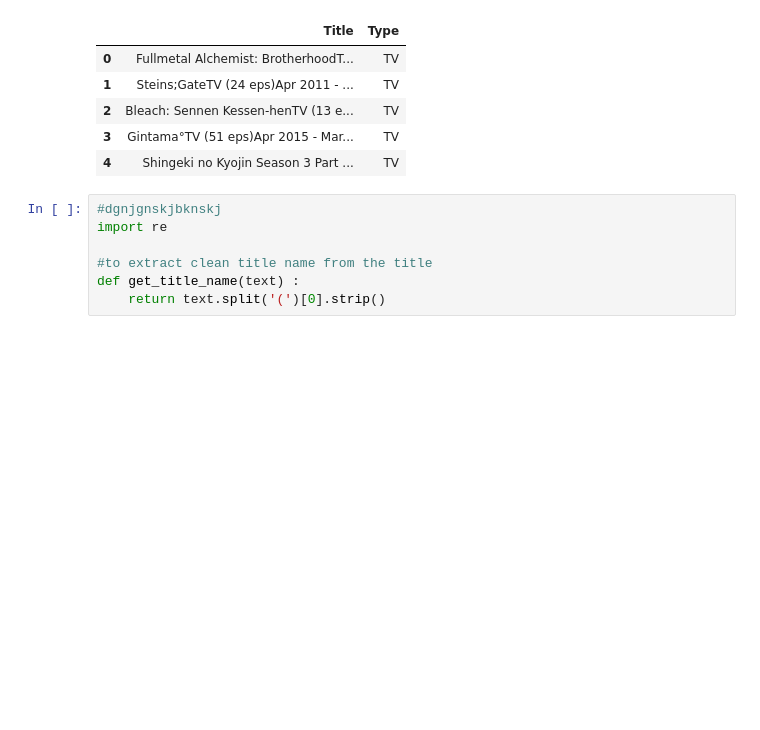
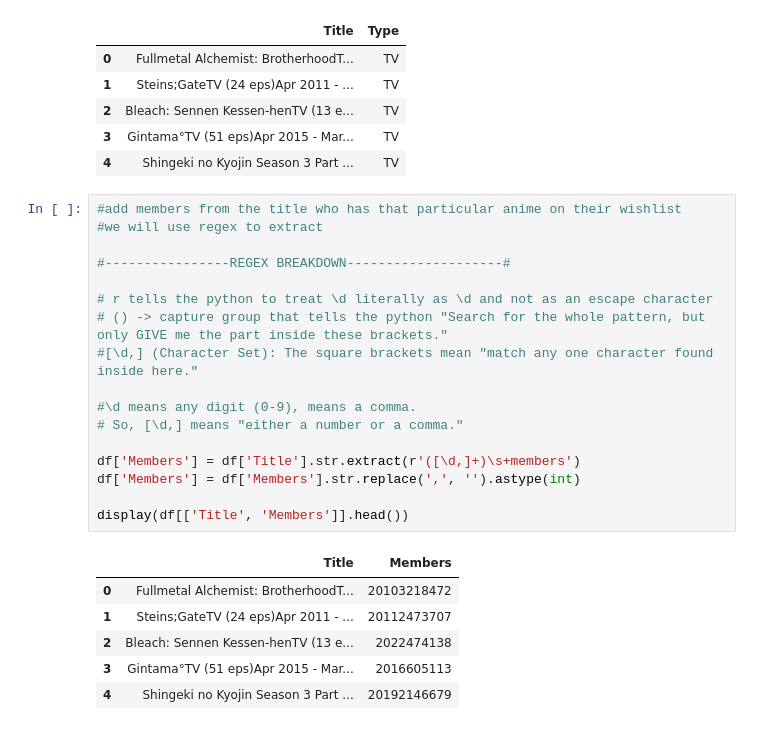
Before and after one commit to khushishahs02/learning-python, a Jupyter notebook: libraries/Pandas/feature_extraction_project/feature_extraction.ipynb, the cells around one changed output. Drawn from its saved outputs; the diff is of its cells as text; blank space fills up the shorter version.

Commit message:
feat: added new column MEMBERS for no. of members interested in that anime

```diff
--- a/libraries/Pandas/feature_extraction_project/feature_extraction.ipynb
+++ b/libraries/Pandas/feature_extraction_project/feature_extraction.ipynb
@@ -209,9 +209,26 @@ display(df[['Title', 'Type']].head())
 | 3 | Gintama°TV (51 eps)Apr 2015 - Mar... | TV |
 | 4 | Shingeki no Kyojin Season 3 Part ... | TV |
 # %%
-#dgnjgnskjbknskj
-import re
+#add members from the title who has that particular anime on their wishlist
+#we will use regex to extract
 
-#to extract clean title name from the title
-def get_title_name(text) :
-    return text.split('(')[0].strip()
+#----------------REGEX BREAKDOWN--------------------#
+
+# r tells the python to treat \d literally as \d and not as an escape character
+# () -> capture group that tells the python "Search for the whole pattern, but only GIVE me the part inside these brackets."
+#[\d,] (Character Set): The square brackets mean "match any one character found inside here."
+
+#\d means any digit (0-9), means a comma.
+# So, [\d,] means "either a number or a comma."
+
+df['Members'] = df['Title'].str.extract(r'([\d,]+)\s+members')
+df['Members'] = df['Members'].str.replace(',', '').astype(int)
+
+display(df[['Title', 'Members']].head())
+# %% [output]
+|  | Title | Members |
+| 0 | Fullmetal Alchemist: BrotherhoodT... | 20103218472 |
+| 1 | Steins;GateTV (24 eps)Apr 2011 - ... | 20112473707 |
+| 2 | Bleach: Sennen Kessen-henTV (13 e... | 2022474138 |
+| 3 | Gintama°TV (51 eps)Apr 2015 - Mar... | 2016605113 |
+| 4 | Shingeki no Kyojin Season 3 Part ... | 20192146679 |
```
